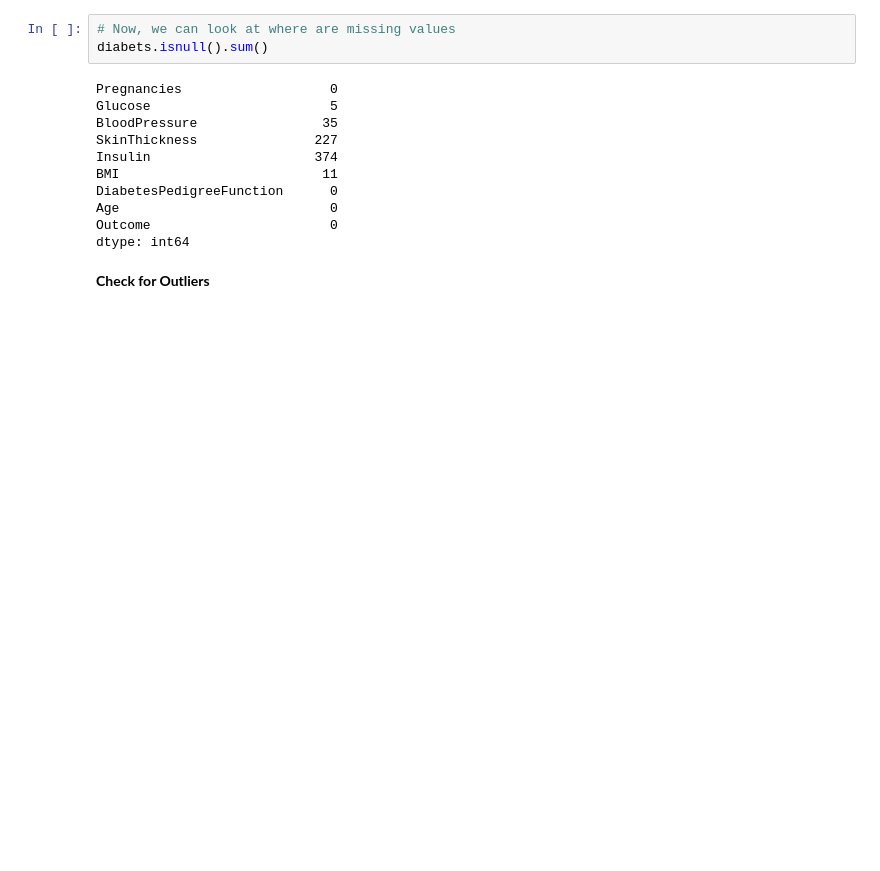
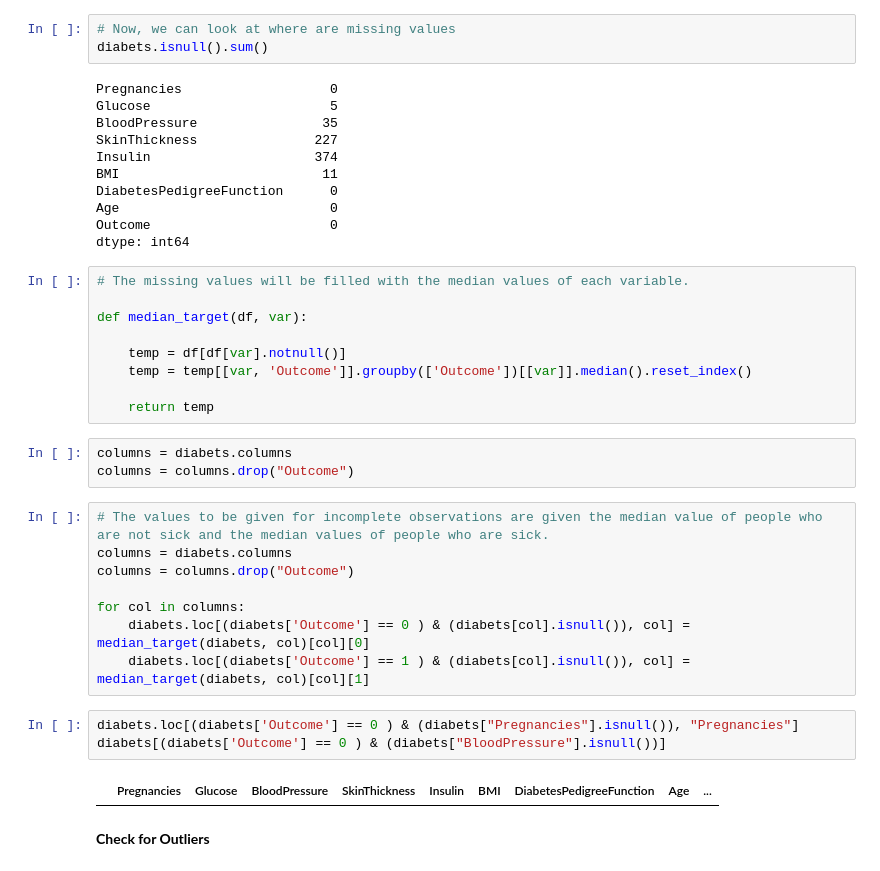
Before and after one commit to alizahedzadeh/Applied-Data-Science-Course-Assignments, a Jupyter notebook: assignments/Assignment 7 Binary Classification Method/HW7_Bonus_Assignment.ipynb, the cells around one changed output. Drawn from its saved outputs; the diff is of its cells as text; blank space fills up the shorter version.

```diff
--- a/assignments/Assignment 7 Binary Classification Method/HW7_Bonus_Assignment.ipynb
+++ b/assignments/Assignment 7 Binary Classification Method/HW7_Bonus_Assignment.ipynb
@@ -73,6 +73,31 @@ DiabetesPedigreeFunction      0
 Age                           0
 Outcome                       0
 dtype: int64
+# %%
+# The missing values will be filled with the median values of each variable.
+
+def median_target(df, var):
+
+    temp = df[df[var].notnull()]
+    temp = temp[[var, 'Outcome']].groupby(['Outcome'])[[var]].median().reset_index()
+
+    return temp
+# %%
+columns = diabets.columns
+columns = columns.drop("Outcome")
+# %%
+# The values to be given for incomplete observations are given the median value of people who are not sick and the median values of people who are sick.
+columns = diabets.columns
+columns = columns.drop("Outcome")
+
+for col in columns:
+    diabets.loc[(diabets['Outcome'] == 0 ) & (diabets[col].isnull()), col] = median_target(diabets, col)[col][0]
+    diabets.loc[(diabets['Outcome'] == 1 ) & (diabets[col].isnull()), col] = median_target(diabets, col)[col][1]
+# %%
+diabets.loc[(diabets['Outcome'] == 0 ) & (diabets["Pregnancies"].isnull()), "Pregnancies"]
+diabets[(diabets['Outcome'] == 0 ) & (diabets["BloodPressure"].isnull())]
+# %% [output]
+|  | Pregnancies | Glucose | BloodPressure | SkinThickness | Insulin | BMI | DiabetesPedigreeFunction | Age | ... |
 # %% [markdown]
 **Check for Outliers**
 # %% [markdown]
```
Also changed, not shown: parts of 29 cells of this notebook, 3 other files.
